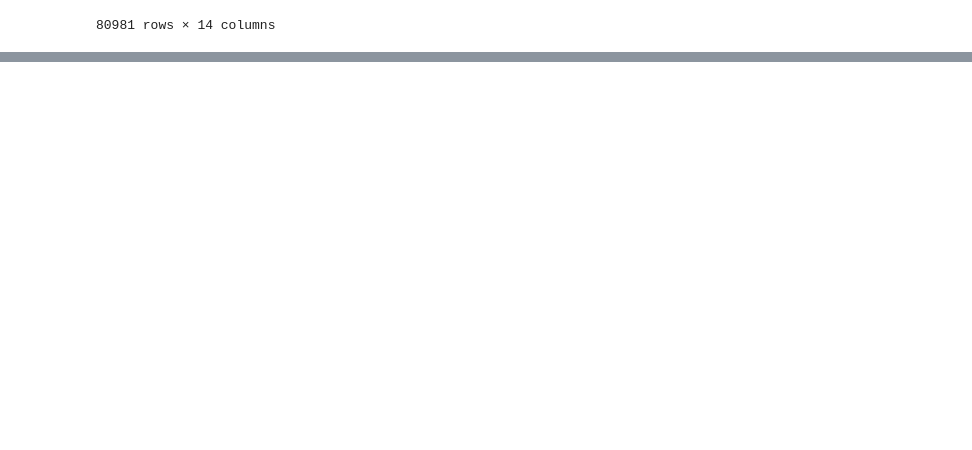
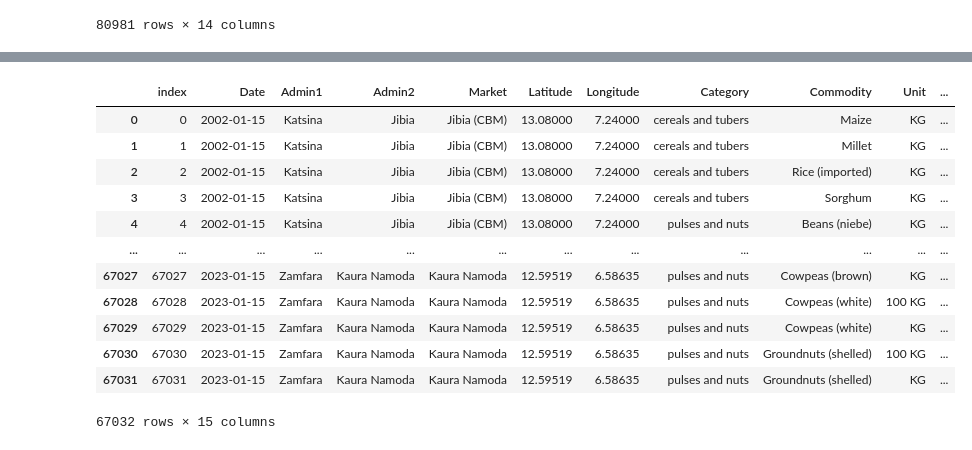
Before and after one commit to Bharadwaj-Sathya/AI, a Jupyter notebook: MachineLearning/SupervisedLearning/Regression/MultipleLinearRegression/Project/MultipleLinearRegressin.ipynb, the cells around one changed output, grey strips where cells are left out. Saved outputs shown, nothing was run; the diff lists cells and outputs as text; code cells hidden in the pictures; blank space fills up the shorter version.

```diff
--- a/MachineLearning/SupervisedLearning/Regression/MultipleLinearRegression/Project/MultipleLinearRegressin.ipynb
+++ b/MachineLearning/SupervisedLearning/Regression/MultipleLinearRegression/Project/MultipleLinearRegressin.ipynb
@@ -174,0 +235,20 @@ Name: 80976, dtype: object
+# %%
+le = LabelEncoder()
+# %%
+data['Price Type'] = le.fit_transform(data['Price Type'])
+# %%
+data
+# %% [output]
+|  | index | Date | Admin1 | Admin2 | Market | Latitude | Longitude | Category | Commodity | Unit | ... |
+| 0 | 0 | 2002-01-15 | Katsina | Jibia | Jibia (CBM) | 13.08000 | 7.24000 | cereals and tubers | Maize | KG | ... |
+| 1 | 1 | 2002-01-15 | Katsina | Jibia | Jibia (CBM) | 13.08000 | 7.24000 | cereals and tubers | Millet | KG | ... |
+| 2 | 2 | 2002-01-15 | Katsina | Jibia | Jibia (CBM) | 13.08000 | 7.24000 | cereals and tubers | Rice (imported) | KG | ... |
+| 3 | 3 | 2002-01-15 | Katsina | Jibia | Jibia (CBM) | 13.08000 | 7.24000 | cereals and tubers | Sorghum | KG | ... |
+| 4 | 4 | 2002-01-15 | Katsina | Jibia | Jibia (CBM) | 13.08000 | 7.24000 | pulses and nuts | Beans (niebe) | KG | ... |
+| ... | ... | ... | ... | ... | ... | ... | ... | ... | ... | ... | ... |
+| 67027 | 67027 | 2023-01-15 | Zamfara | Kaura Namoda | Kaura Namoda | 12.59519 | 6.58635 | pulses and nuts | Cowpeas (brown) | KG | ... |
+| 67028 | 67028 | 2023-01-15 | Zamfara | Kaura Namoda | Kaura Namoda | 12.59519 | 6.58635 | pulses and nuts | Cowpeas (white) | 100 KG | ... |
+| 67029 | 67029 | 2023-01-15 | Zamfara | Kaura Namoda | Kaura Namoda | 12.59519 | 6.58635 | pulses and nuts | Cowpeas (white) | KG | ... |
+| 67030 | 67030 | 2023-01-15 | Zamfara | Kaura Namoda | Kaura Namoda | 12.59519 | 6.58635 | pulses and nuts | Groundnuts (shelled) | 100 KG | ... |
+| 67031 | 67031 | 2023-01-15 | Zamfara | Kaura Namoda | Kaura Namoda | 12.59519 | 6.58635 | pulses and nuts | Groundnuts (shelled) | KG | ... |
+67032 rows × 15 columns
```
Also changed, not shown: parts of 9 cells of this notebook.
